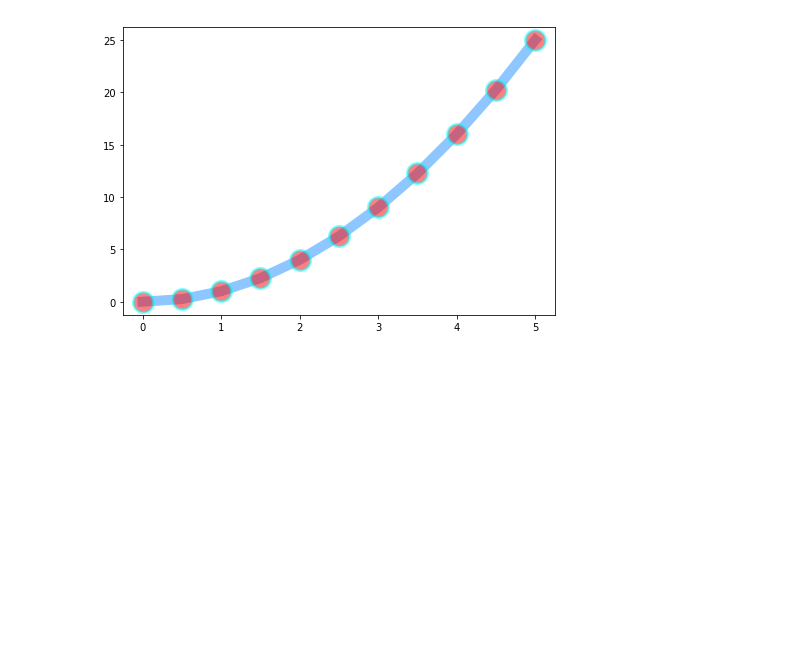
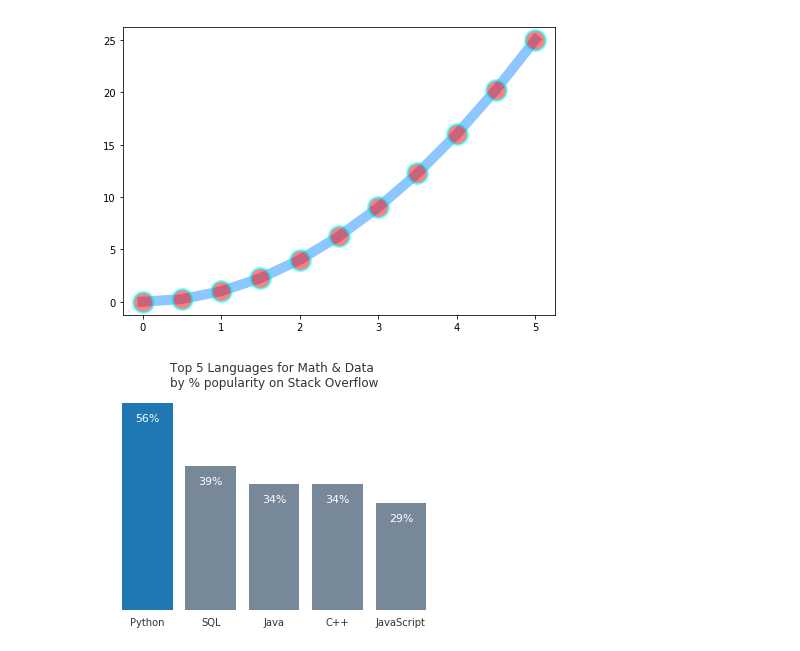
Before and after one commit to stradtkt/DataScience, a Jupyter notebook: matplotlib_practice.ipynb, the cells around one changed output. Saved outputs shown, nothing was run; the diff lists cells and outputs as text; code cells hidden in the pictures; blank space fills up the shorter version.

```diff
--- a/matplotlib_practice.ipynb
+++ b/matplotlib_practice.ipynb
@@ -85,3 +85,37 @@ ax.plot(x,y,color='dodgerblue', lw=10, alpha=0.5, ls="-", marker='o', markersize
 # %% [output]
 [<matplotlib.lines.Line2D at 0x...>]
 [figure]
+# %%
+import matplotlib.pyplot as plt
+import numpy as np
+
+plt.figure()
+
+languages =['Python', 'SQL', 'Java', 'C++', 'JavaScript']
+pos = np.arange(len(languages))
+popularity = [56, 39, 34, 34, 29]
+
+# change the bar color to be less bright blue
+bars = plt.bar(pos, popularity, align='center', linewidth=0, color='lightslategrey')
+# make one bar, the python bar, a contrasting color
+bars[0].set_color('#1F77B4')
+
+# soften all labels by turning grey
+plt.xticks(pos, languages, alpha=0.8)
+# remove the Y label since bars are directly labeled
+#plt.ylabel('% Popularity', alpha=0.8)
+plt.title('Top 5 Languages for Math & Data \nby % popularity on Stack Overflow', alpha=0.8)
+
+# remove all the ticks (both axes), and tick labels on the Y axis
+plt.tick_params(top='off', bottom='off', left='off', right='off', labelleft='off', labelbottom='on')
+
+# remove the frame of the chart
+for spine in plt.gca().spines.values():
+    spine.set_visible(False)
+
+# direct label each bar with Y axis values
+for bar in bars:
+    plt.gca().text(bar.get_x() + bar.get_width()/2, bar.get_height() - 5, str(int(bar.get_height())) + '%',
+                 ha='center', color='w', fontsize=11)
+# %% [output]
+[figure, added]
```
Also changed, not shown: 3 other files.
